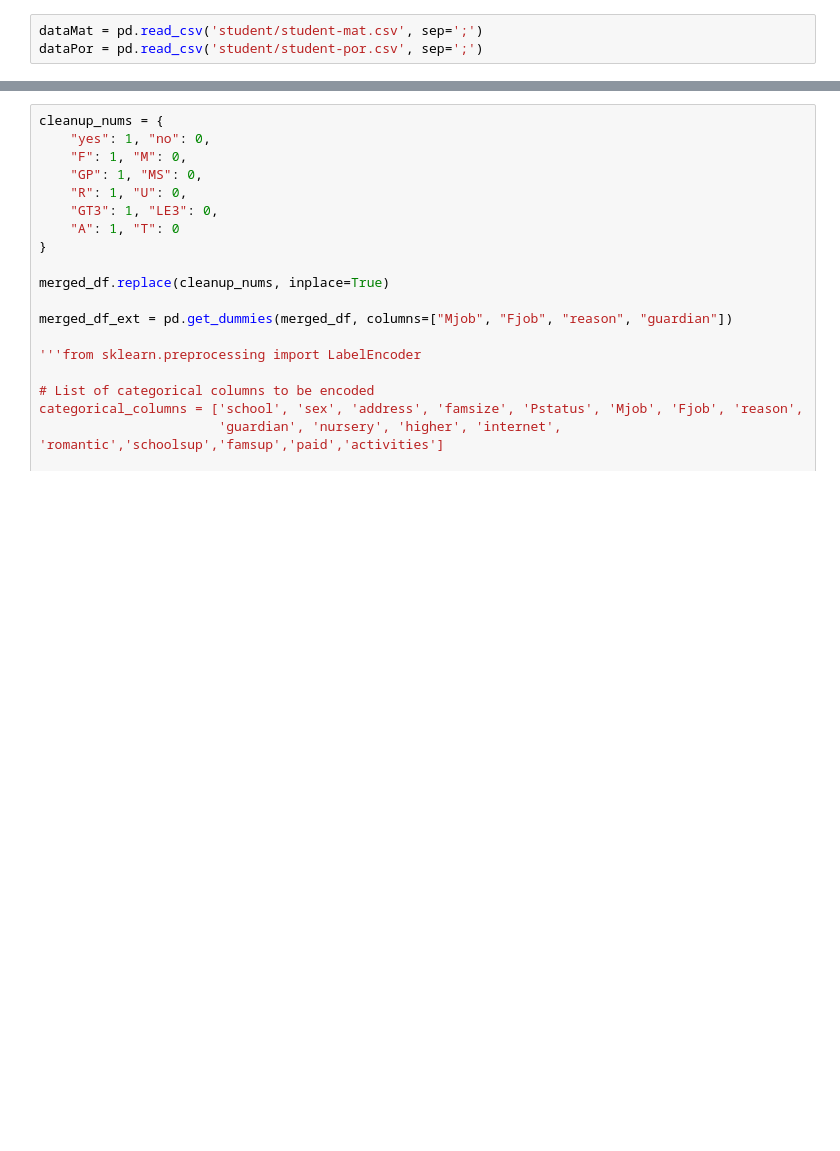
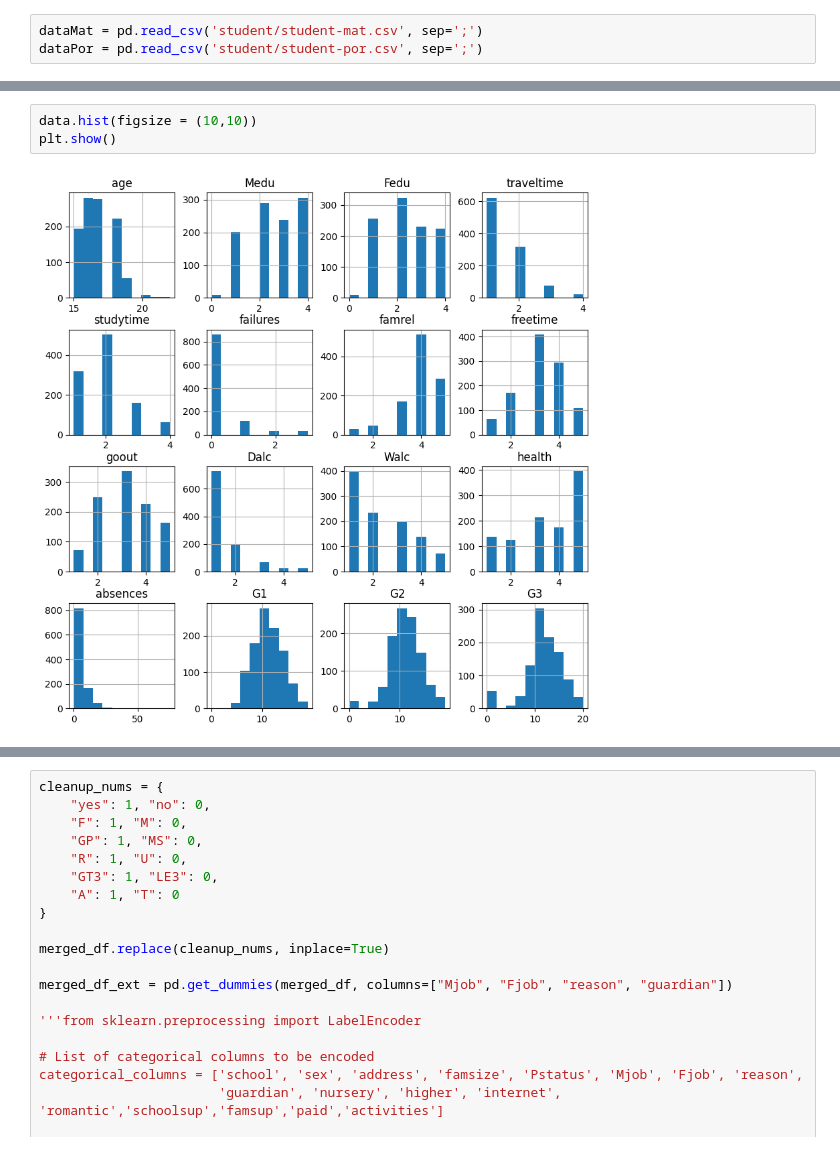
Before and after one commit to kelvinadaisky/Student-Performance-Prediciton, a Jupyter notebook: Karar aglaclar.ipynb, the cells around one changed output, grey strips where cells are left out. Drawn from its saved outputs; the diff is of its cells as text; blank space fills up the shorter version.

```diff
--- a/Karar aglaclar.ipynb
+++ b/Karar aglaclar.ipynb
@@ -62 +45,6 @@ merged_df
+# %%
+data.hist(figsize = (10,10))
+plt.show()
+# %% [output]
+[figure, added]
 # %%
```
Also changed, not shown: parts of 12 cells of this notebook.
